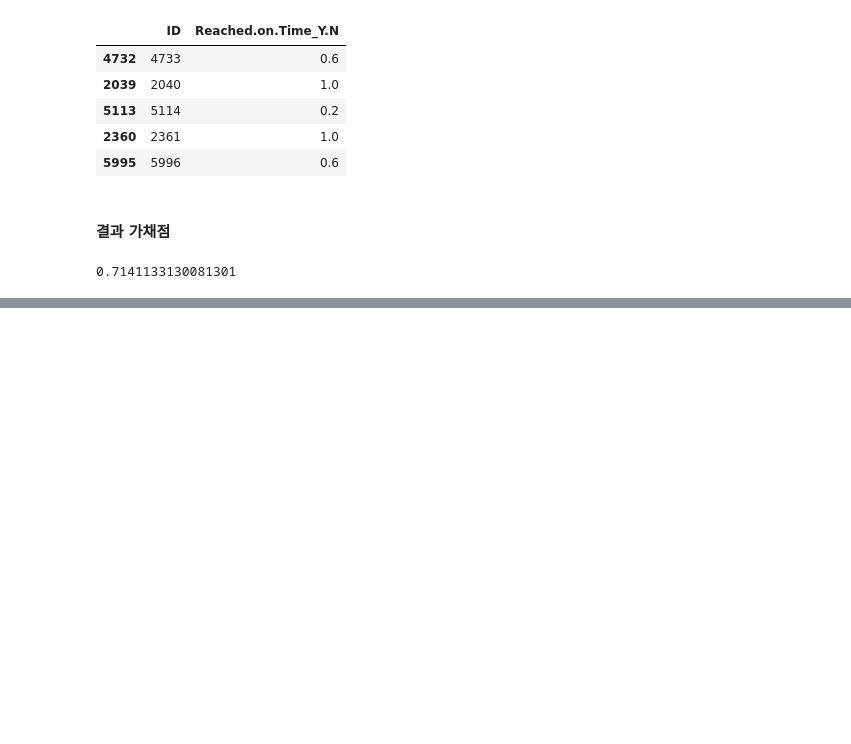
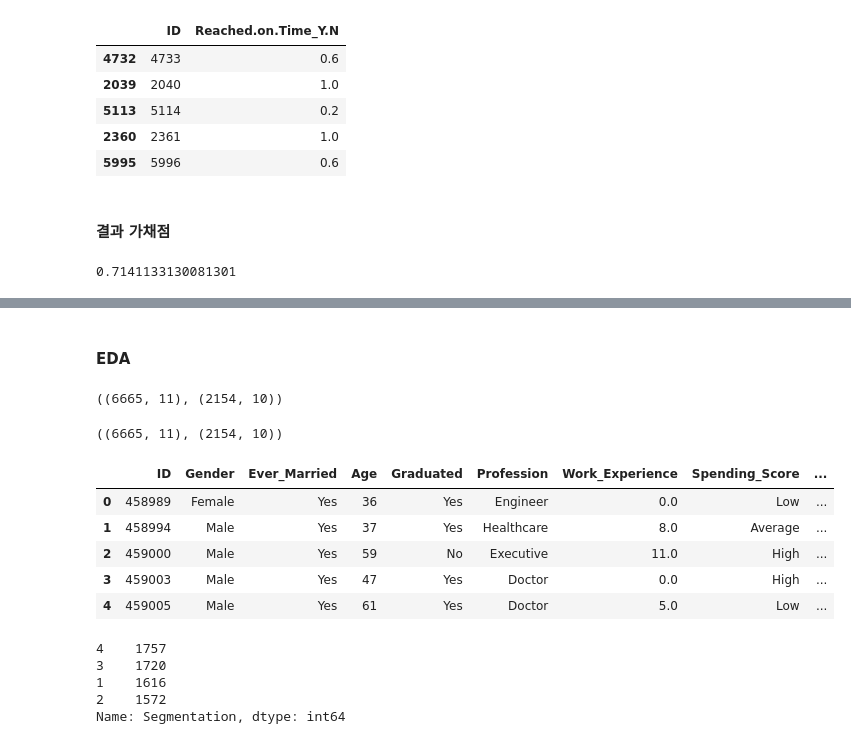
Before and after one commit to zudata/BEAKJOON, a Jupyter notebook: study/Big Data Certification study.ipynb, the cells around one changed output, grey strips where cells are left out. Cells and saved outputs as stored; diff of their text form; code cells hidden in the pictures; blank space fills up the shorter version.

```diff
--- a/study/Big Data Certification study.ipynb
+++ b/study/Big Data Certification study.ipynb
@@ -3703,0 +3720,31 @@ submit.head()
+# %% [markdown]
+#### EDA
+# %%
+# 데이터 크기 확인
+train.shape, test.shape
+# %% [output]
+((6665, 11), (2154, 10))
+# %%
+# 데이터 크기 확인
+train.shape, test.shape
+# %% [output]
+((6665, 11), (2154, 10))
+# %%
+# test 샘플 확인
+test.head()
+# %% [output]
+|  | ID | Gender | Ever_Married | Age | Graduated | Profession | Work_Experience | Spending_Score | ... |
+| 0 | 458989 | Female | Yes | 36 | Yes | Engineer | 0.0 | Low | ... |
+| 1 | 458994 | Male | Yes | 37 | Yes | Healthcare | 8.0 | Average | ... |
+| 2 | 459000 | Male | Yes | 59 | No | Executive | 11.0 | High | ... |
+| 3 | 459003 | Male | Yes | 47 | Yes | Doctor | 0.0 | High | ... |
+| 4 | 459005 | Male | Yes | 61 | Yes | Doctor | 5.0 | Low | ... |
+# %%
+# target 확인
+train['Segmentation'].value_counts()
+# %% [output]
+4    1757
+3    1720
+1    1616
+2    1572
+Name: Segmentation, dtype: int64
```
Also changed, not shown: parts of 82 cells of this notebook.
